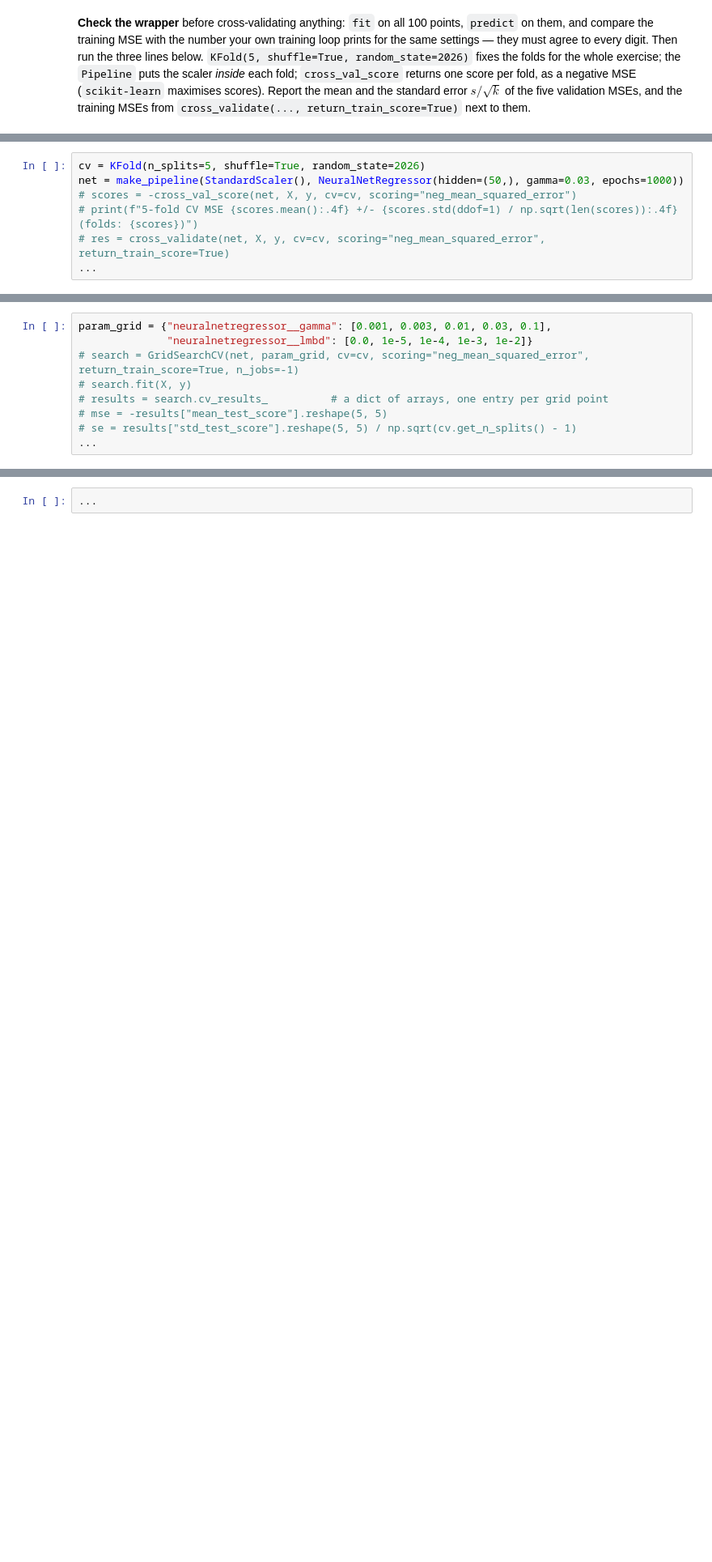
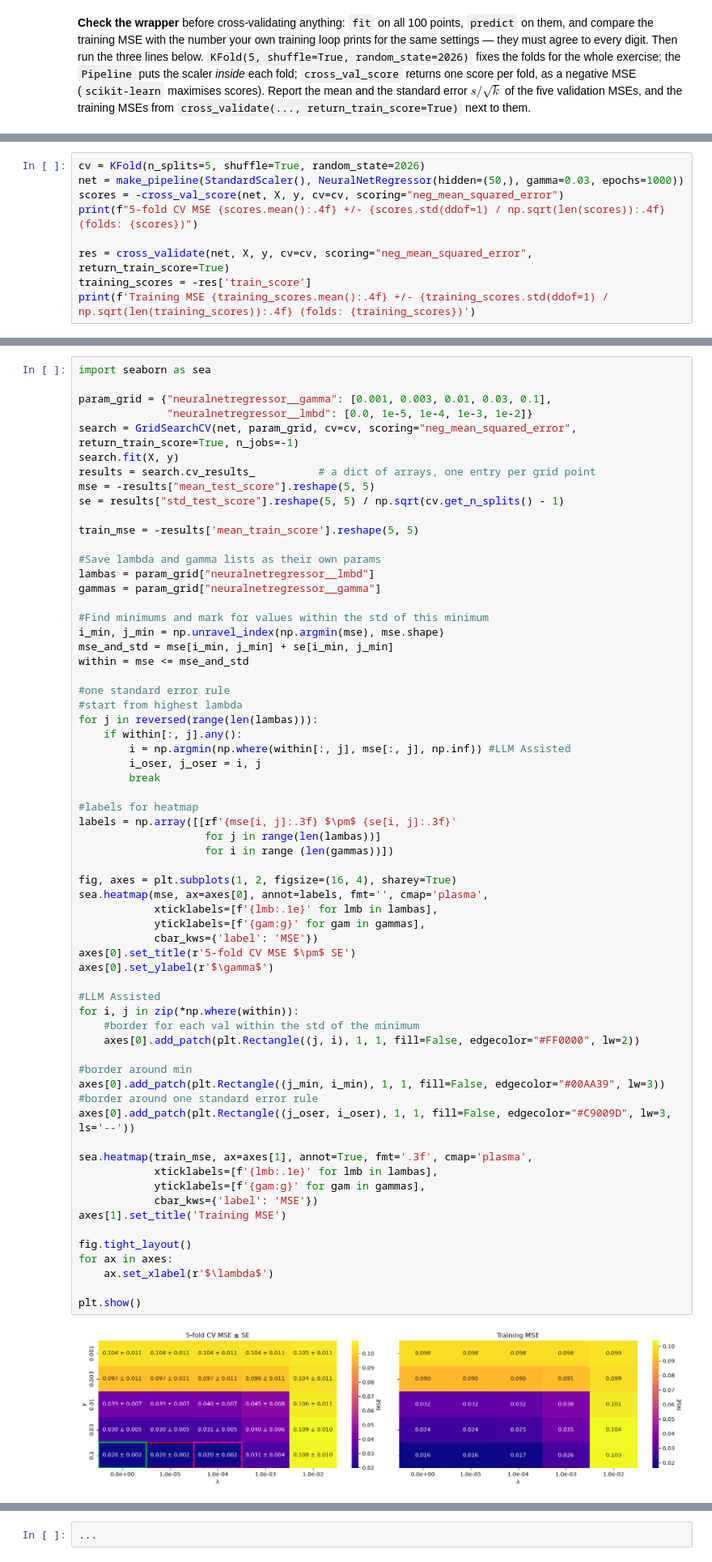
Before and after one commit to nillescorner/FYS-STK4155-Group, a Jupyter notebook: WeeklyTasks/exercisesweek44.ipynb, the cells around one changed output, grey strips where cells are left out. Shown at 81% size. Saved outputs shown, nothing was run; the diff lists cells and outputs as text; blank space fills up the shorter version.

```diff
--- a/WeeklyTasks/exercisesweek44.ipynb
+++ b/WeeklyTasks/exercisesweek44.ipynb
@@ -1033,7 +1043,9 @@ them.
 # %%
 cv = KFold(n_splits=5, shuffle=True, random_state=2026)
 net = make_pipeline(StandardScaler(), NeuralNetRegressor(hidden=(50,), gamma=0.03, epochs=1000))
-# scores = -cross_val_score(net, X, y, cv=cv, scoring="neg_mean_squared_error")
-# print(f"5-fold CV MSE {scores.mean():.4f} +/- {scores.std(ddof=1) / np.sqrt(len(scores)):.4f} (folds: {scores})")
-# res = cross_validate(net, X, y, cv=cv, scoring="neg_mean_squared_error", return_train_score=True)
-...
+scores = -cross_val_score(net, X, y, cv=cv, scoring="neg_mean_squared_error")
+print(f"5-fold CV MSE {scores.mean():.4f} +/- {scores.std(ddof=1) / np.sqrt(len(scores)):.4f} (folds: {scores})")
+
+res = cross_validate(net, X, y, cv=cv, scoring="neg_mean_squared_error", return_train_score=True)
+training_scores = -res['train_score']
+print(f'Training MSE {training_scores.mean():.4f} +/- {training_scores.std(ddof=1) / np.sqrt(len(training_scores)):.4f} (folds: {training_scores})')
@@ -1057,11 +1081,68 @@ next to it; mark the minimum and every cell within one standard error of it
 the standard error $s/\sqrt{k}$ is `std_test_score / np.sqrt(k - 1)`); apply the one-standard-error rule and state your choice. Note
 that `scikit-learn` reports negative MSEs; flip the sign.
 # %%
+import seaborn as sea
+
 param_grid = {"neuralnetregressor__gamma": [0.001, 0.003, 0.01, 0.03, 0.1],
               "neuralnetregressor__lmbd": [0.0, 1e-5, 1e-4, 1e-3, 1e-2]}
-# search = GridSearchCV(net, param_grid, cv=cv, scoring="neg_mean_squared_error", return_train_score=True, n_jobs=-1)
-# search.fit(X, y)
-# results = search.cv_results_          # a dict of arrays, one entry per grid point
-# mse = -results["mean_test_score"].reshape(5, 5)
-# se = results["std_test_score"].reshape(5, 5) / np.sqrt(cv.get_n_splits() - 1)
-...
+search = GridSearchCV(net, param_grid, cv=cv, scoring="neg_mean_squared_error", return_train_score=True, n_jobs=-1)
+search.fit(X, y)
+results = search.cv_results_          # a dict of arrays, one entry per grid point
+mse = -results["mean_test_score"].reshape(5, 5)
+se = results["std_test_score"].reshape(5, 5) / np.sqrt(cv.get_n_splits() - 1)
+
+train_mse = -results['mean_train_score'].reshape(5, 5)
+
+#Save lambda and gamma lists as their own params
+lambas = param_grid["neuralnetregressor__lmbd"]
+gammas = param_grid["neuralnetregressor__gamma"]
+
+#Find minimums and mark for values within the std of this minimum
+i_min, j_min = np.unravel_index(np.argmin(mse), mse.shape)
+mse_and_std = mse[i_min, j_min] + se[i_min, j_min]
+within = mse <= mse_and_std
+
+#one standard error rule
+#start from highest lambda
+for j in reversed(range(len(lambas))):
+    if within[:, j].any():
+        i = np.argmin(np.where(within[:, j], mse[:, j], np.inf)) #LLM Assisted
+        i_oser, j_oser = i, j
+        break
+
+#labels for heatmap
+labels = np.array([[rf'{mse[i, j]:.3f} $\pm$ {se[i, j]:.3f}'
+                    for j in range(len(lambas))]
+                    for i in range (len(gammas))])
+
+fig, axes = plt.subplots(1, 2, figsize=(16, 4), sharey=True)
+sea.heatmap(mse, ax=axes[0], annot=labels, fmt='', cmap='plasma',
+            xticklabels=[f'{lmb:.1e}' for lmb in lambas],
+            yticklabels=[f'{gam:g}' for gam in gammas],
+            cbar_kws={'label': 'MSE'})
+axes[0].set_title(r'5-fold CV MSE $\pm$ SE')
+axes[0].set_ylabel(r'$\gamma$')
+
+#LLM Assisted
+for i, j in zip(*np.where(within)):
+    #border for each val within the std of the minimum
+    axes[0].add_patch(plt.Rectangle((j, i), 1, 1, fill=False, edgecolor="#FF0000", lw=2))
+
+#border around min
+axes[0].add_patch(plt.Rectangle((j_min, i_min), 1, 1, fill=False, edgecolor="#00AA39", lw=3))
+#border around one standard error rule
+axes[0].add_patch(plt.Rectangle((j_oser, i_oser), 1, 1, fill=False, edgecolor="#C9009D", lw=3, ls='--'))
+
+sea.heatmap(train_mse, ax=axes[1], annot=True, fmt='.3f', cmap='plasma',
+            xticklabels=[f'{lmb:.1e}' for lmb in lambas],
+            yticklabels=[f'{gam:g}' for gam in gammas],
+            cbar_kws={'label': 'MSE'})
+axes[1].set_title('Training MSE')
+
+fig.tight_layout()
+for ax in axes:
+    ax.set_xlabel(r'$\lambda$')
+
+plt.show()
+# %% [output]
+[figure, added]
```
Also changed, not shown: parts of 5 cells of this notebook.
